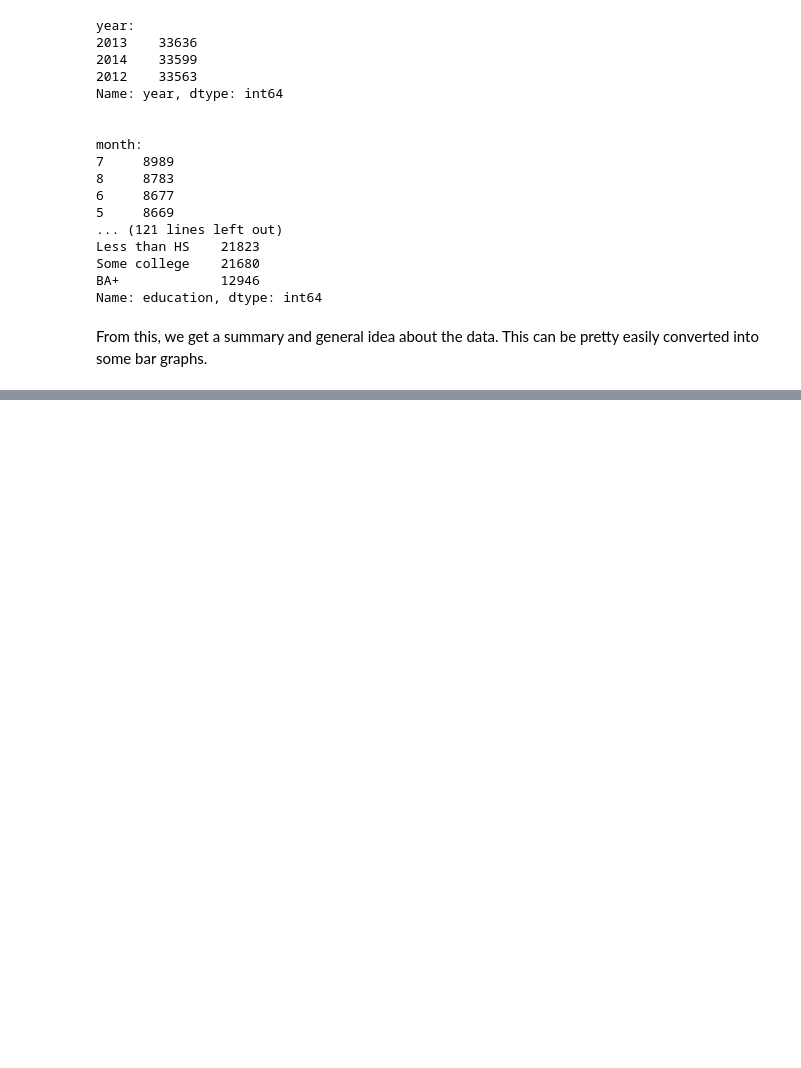
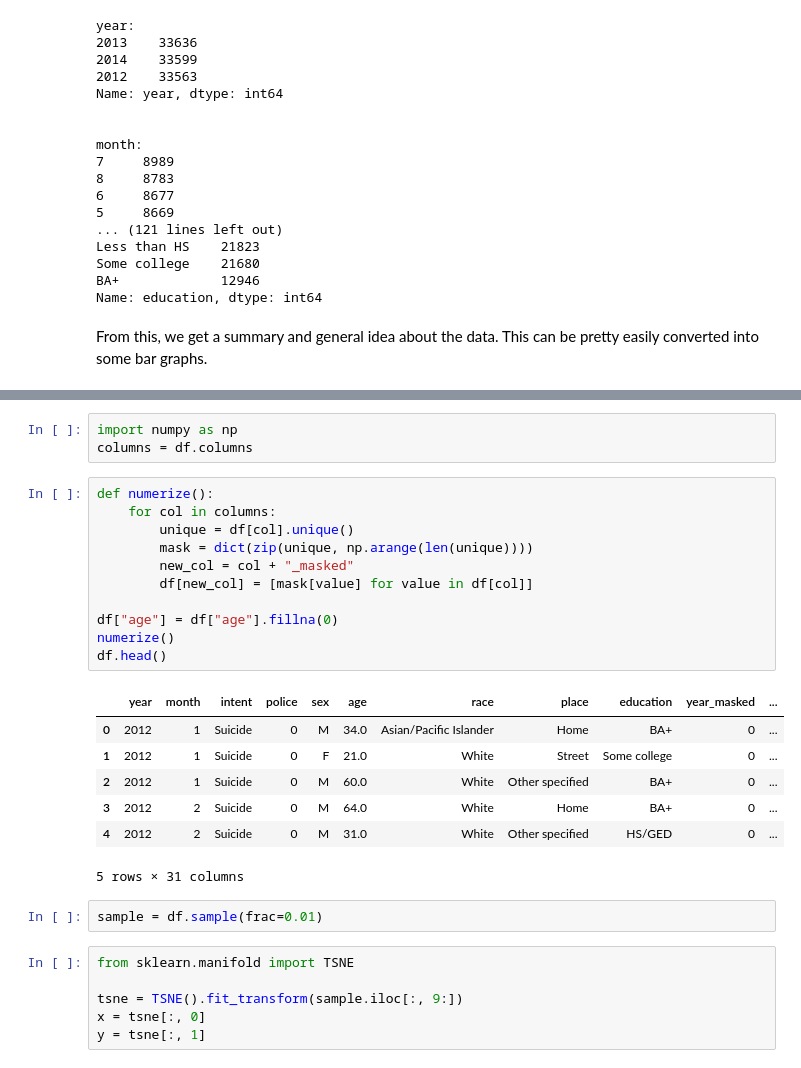
Before and after one commit to jayzou1/gundata_ML, a Jupyter notebook: Visualizing U.S. Gun Violence.ipynb, the cells around one changed output, grey strips where cells are left out. Cells and saved outputs as stored; diff of their text form; blank space fills up the shorter version.

```diff
--- a/Visualizing U.S. Gun Violence.ipynb
+++ b/Visualizing U.S. Gun Violence.ipynb
@@ -160,0 +160,30 @@ Click the drop down box to change graphs.
+# %%
+import numpy as np
+columns = df.columns
+# %%
+def numerize():
+    for col in columns:
+        unique = df[col].unique()
+        mask = dict(zip(unique, np.arange(len(unique))))
+        new_col = col + "_masked"
+        df[new_col] = [mask[value] for value in df[col]]
+
+df["age"] = df["age"].fillna(0)
+numerize()
+df.head()
+# %% [output]
+|  | year | month | intent | police | sex | age | race | place | education | year_masked | ... |
+| 0 | 2012 | 1 | Suicide | 0 | M | 34.0 | Asian/Pacific Islander | Home | BA+ | 0 | ... |
+| 1 | 2012 | 1 | Suicide | 0 | F | 21.0 | White | Street | Some college | 0 | ... |
+| 2 | 2012 | 1 | Suicide | 0 | M | 60.0 | White | Other specified | BA+ | 0 | ... |
+| 3 | 2012 | 2 | Suicide | 0 | M | 64.0 | White | Home | BA+ | 0 | ... |
+| 4 | 2012 | 2 | Suicide | 0 | M | 31.0 | White | Other specified | HS/GED | 0 | ... |
+5 rows × 31 columns
+# %%
+sample = df.sample(frac=0.01)
+# %%
+from sklearn.manifold import TSNE
+
+tsne = TSNE().fit_transform(sample.iloc[:, 9:])
+x = tsne[:, 0]
+y = tsne[:, 1]
```
Also changed, not shown: parts of 11 cells of this notebook.
